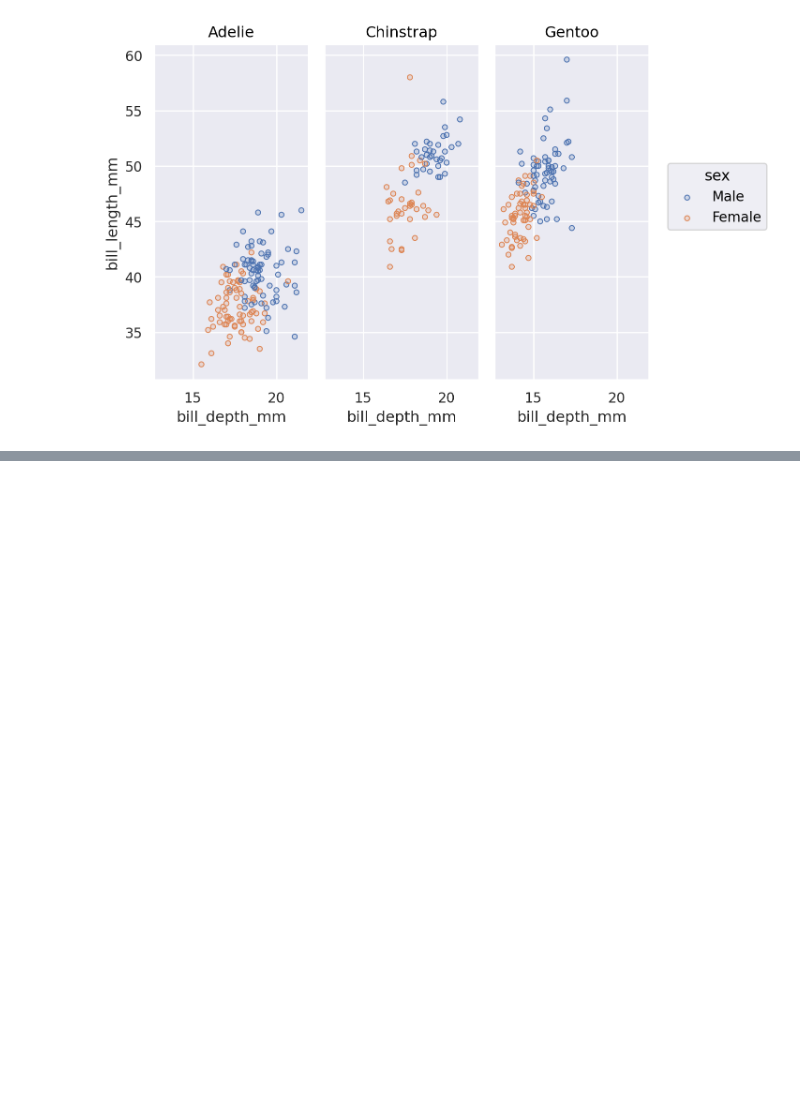
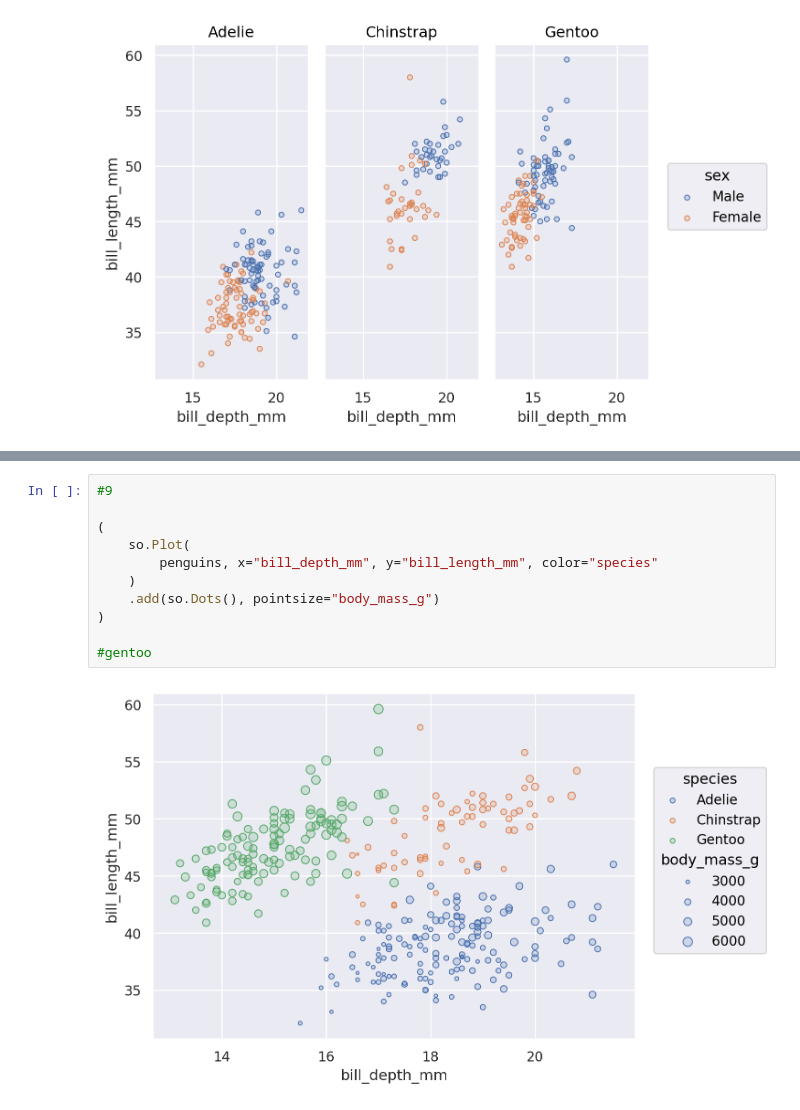
Before and after one commit to The-Synthetica/LimonAsesino, a Jupyter notebook: Practica3.ipynb, the cells around one changed output, grey strips where cells are left out. Drawn from its saved outputs; the diff is of its cells as text; blank space fills up the shorter version.

```diff
--- a/Practica3.ipynb
+++ b/Practica3.ipynb
@@ -133,0 +186,13 @@ dtype: int64
+# %%
+#9
+
+(
+    so.Plot(
+        penguins, x="bill_depth_mm", y="bill_length_mm", color="species"
+    )
+    .add(so.Dots(), pointsize="body_mass_g")
+)
+
+#gentoo
+# %% [output]
+[figure, added]
```
Also changed, not shown: parts of 6 cells of this notebook.
